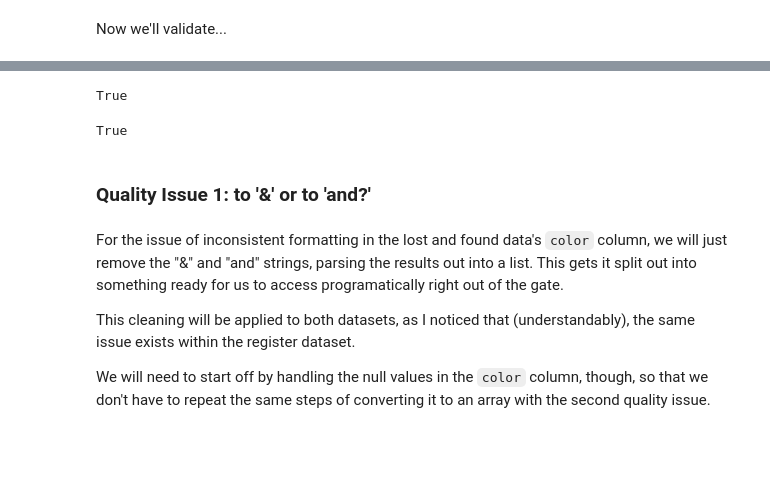
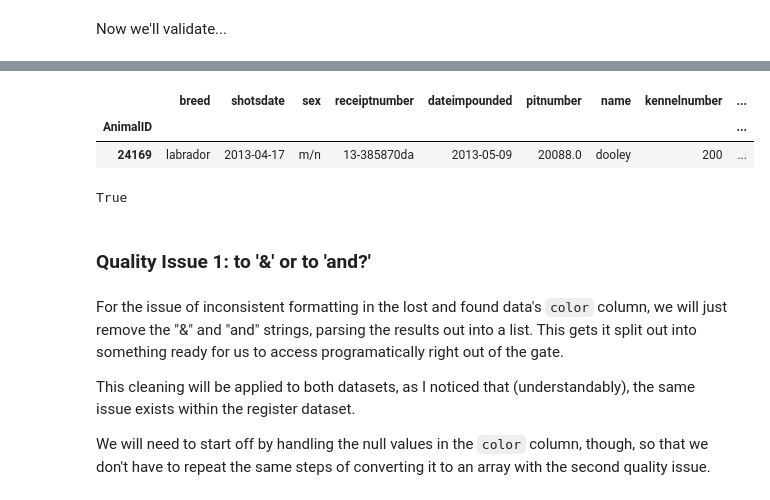
Before and after one commit to birbarino/Python-Projects, a Jupyter notebook: data-wrangling/project/data_wrangling_project_starter.ipynb, the cells around one changed output, grey strips where cells are left out. Saved outputs shown, nothing was run; the diff lists cells and outputs as text; code cells hidden in the pictures; blank space fills up the shorter version.

```diff
--- a/data-wrangling/project/data_wrangling_project_starter.ipynb
+++ b/data-wrangling/project/data_wrangling_project_starter.ipynb
@@ -496,8 +493,10 @@ False
 # %%
 # Random sample of the register table is all lowercase?
-reg_df_clean.dropna().sample(1).to_string().islower()  # dropna will prevent NaN -> "NaN"
+reg_df_clean.dropna().sample(1) # dropna will prevent NaN -> "NaN"
 # %% [output]
-True
+|  | breed | shotsdate | sex | receiptnumber | dateimpounded | pitnumber | name | kennelnumber | ... |
+| AnimalID |  |  |  |  |  |  |  |  | ... |
+| 24169 | labrador | 2013-04-17 | m/n | 13-385870da | 2013-05-09 | 20088.0 | dooley | 200 | ... |
 # %%
 # All columns lowercase?
 str(reg_df_clean.columns.tolist()).islower()
```
Also changed, not shown: parts of 70 cells of this notebook, 13 other files.
